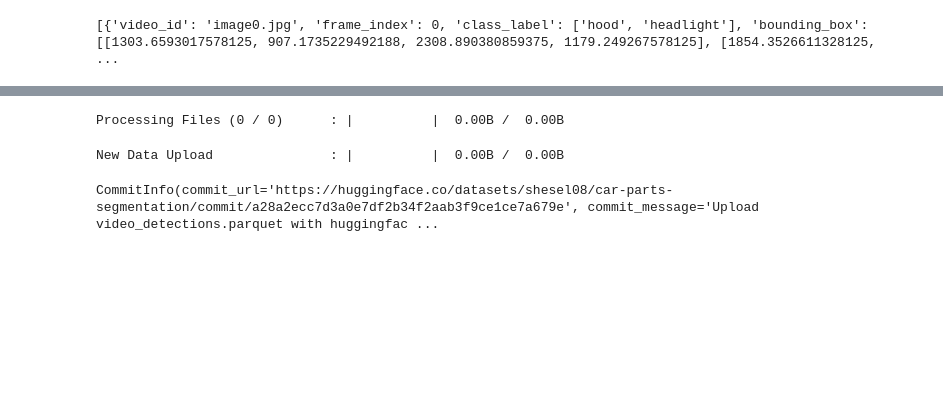
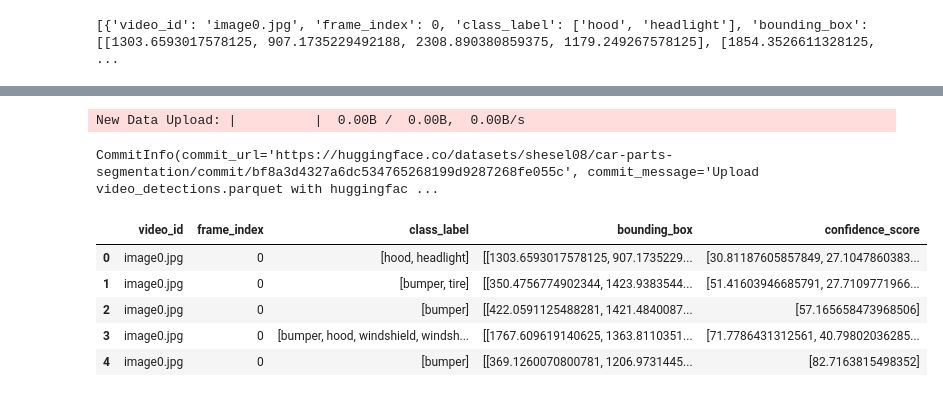
Before and after one commit to shesel08/eng-ai-agents, a Jupyter notebook: assignments/assignment-2/assignment_2.ipynb, the cells around one changed output, grey strips where cells are left out. Saved outputs shown, nothing was run; the diff lists cells and outputs as text; code cells hidden in the pictures; blank space fills up the shorter version.

```diff
--- a/assignments/assignment-2/assignment_2.ipynb
+++ b/assignments/assignment-2/assignment_2.ipynb
@@ -156,8 +177,4 @@ Requirement already satisfied: click>=8.0.0 in /usr/local/lib/python3.12/dist-pa
 # %%
-from huggingface_hub import login, upload_file
-
-login('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')
-
 upload_file(
     path_or_fileobj="video_detections.parquet",  # Path to your file in Colab
     path_in_repo="video_detections.parquet",     # Path where to save in the repo
@@ -165,6 +182,20 @@ upload_file(
     repo_type="dataset",             # "dataset" or "model"
 )
 # %% [output]
-Processing Files (0 / 0)      : |          |  0.00B /  0.00B
+New Data Upload: |          |  0.00B /  0.00B,  0.00B/s
-New Data Upload               : |          |  0.00B /  0.00B
+CommitInfo(commit_url='https://huggingface.co/datasets/shesel08/car-parts-segmentation/commit/bf8a3d4327a6dc534765268199d9287268fe055c', commit_message='Upload video_detections.parquet with huggingfac ...
-CommitInfo(commit_url='https://huggingface.co/datasets/shesel08/car-parts-segmentation/commit/a28a2ecc7d3a0e7df2b34f2aab3f9ce1ce7a679e', commit_message='Upload video_detections.parquet with huggingfac ...
+# %%
+ds = load_dataset("shesel08/car-parts-segmentation", split="train")
+# %%
+first_five_rows_dict = ds[:10]
+# %%
+# 3. Print the result
+df = pd.DataFrame(first_five_rows_dict)
+df.head()
+# %% [output]
+|  | video_id | frame_index | class_label | bounding_box | confidence_score |
+| 0 | image0.jpg | 0 | [hood, headlight] | [[1303.6593017578125, 907.1735229... | [30.81187605857849, 27.1047860383... |
+| 1 | image0.jpg | 0 | [bumper, tire] | [[350.4756774902344, 1423.9383544... | [51.41603946685791, 27.7109771966... |
+| 2 | image0.jpg | 0 | [bumper] | [[422.0591125488281, 1421.4840087... | [57.165658473968506] |
+| 3 | image0.jpg | 0 | [bumper, hood, windshield, windsh... | [[1767.609619140625, 1363.8110351... | [71.7786431312561, 40.79802036285... |
+| 4 | image0.jpg | 0 | [bumper] | [[369.1260070800781, 1206.9731445... | [82.7163815498352] |
```
Also changed, not shown: parts of 5 cells of this notebook.
